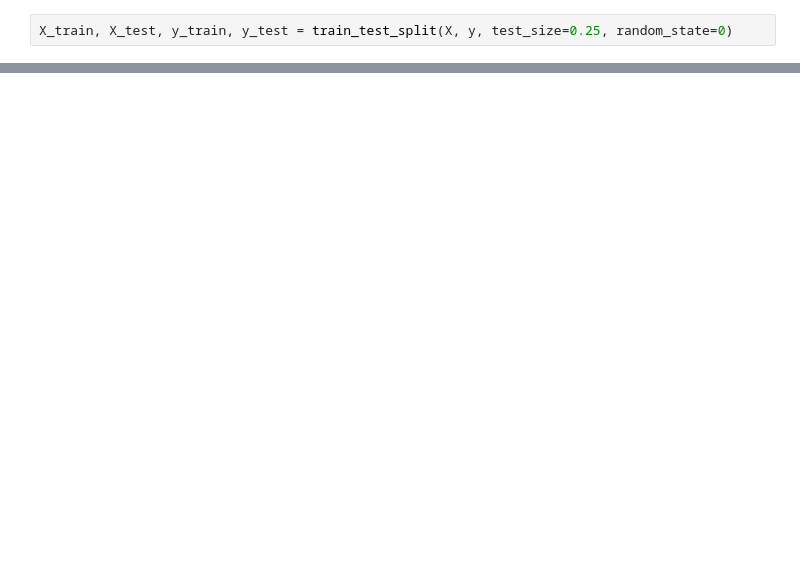
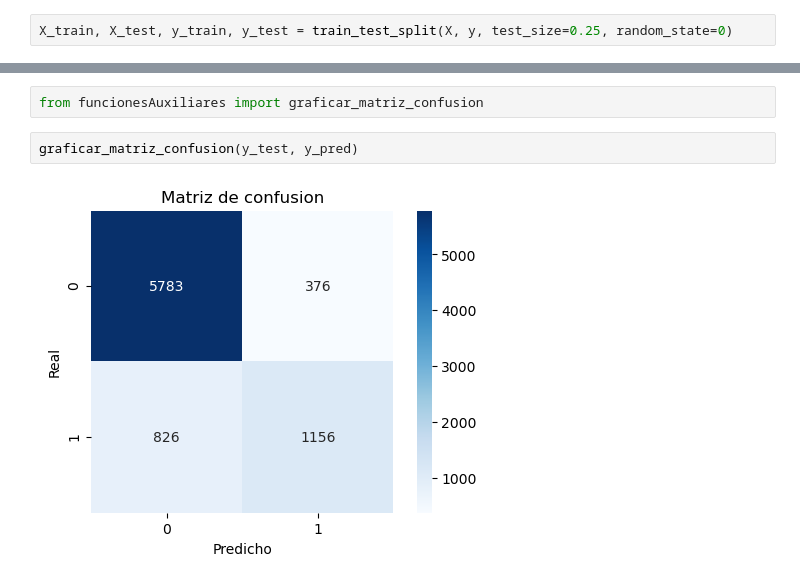
Before and after one commit to MateoCraviotto/Organizacion-de-datos-fiuba-1, a Jupyter notebook: TP2/Voting.ipynb, the cells around one changed output, grey strips where cells are left out. Drawn from its saved outputs; the diff is of its cells as text; blank space fills up the shorter version.

```diff
--- a/TP2/Voting.ipynb
+++ b/TP2/Voting.ipynb
@@ -60,0 +98,6 @@ No Tiene Alto Valor Adquisitivo       0.88      0.91      0.89      6159
+# %%
+from funcionesAuxiliares import graficar_matriz_confusion
+# %%
+graficar_matriz_confusion(y_test, y_pred)
+# %% [output]
+[figure, added]
```
Also changed, not shown: parts of 37 cells of this notebook, 1 other file.
